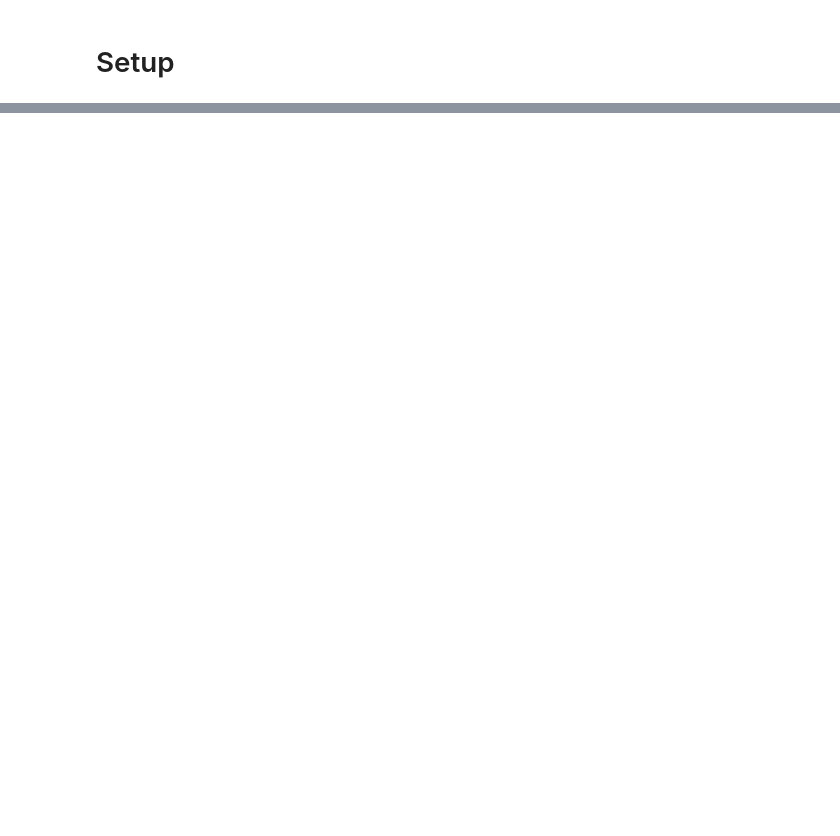
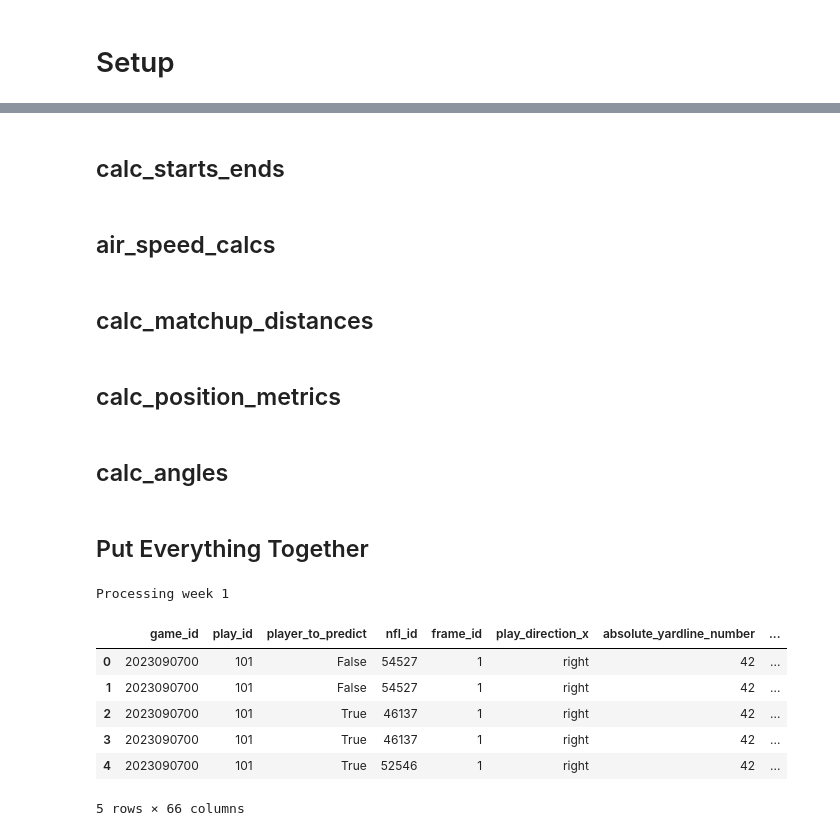
Before and after one commit to rjf2022/nfl-big-data-bowl, a Jupyter notebook: Defender Analysis.ipynb, the cells around one changed output, grey strips where cells are left out. Saved outputs shown, nothing was run; the diff lists cells and outputs as text; code cells hidden in the pictures; blank space fills up the shorter version.

```diff
--- a/Defender Analysis.ipynb
+++ b/Defender Analysis.ipynb
@@ -13,0 +138,2 @@ C:\Users\rjfis\OneDrive - Richard Fischer\Documents\NFL Big Data Bowl\Data\nfl-b
+# %% [markdown]
+## calc_starts_ends
@@ -13,0 +180,2 @@ C:\Users\rjfis\OneDrive - Richard Fischer\Documents\NFL Big Data Bowl\Data\nfl-b
+# %% [markdown]
+## air_speed_calcs
@@ -13,0 +246,2 @@ C:\Users\rjfis\OneDrive - Richard Fischer\Documents\NFL Big Data Bowl\Data\nfl-b
+# %% [markdown]
+## calc_matchup_distances
@@ -13,0 +278,2 @@ C:\Users\rjfis\OneDrive - Richard Fischer\Documents\NFL Big Data Bowl\Data\nfl-b
+# %% [markdown]
+## calc_position_metrics
@@ -13,0 +298,2 @@ C:\Users\rjfis\OneDrive - Richard Fischer\Documents\NFL Big Data Bowl\Data\nfl-b
+# %% [markdown]
+## calc_angles
@@ -13,0 +352,56 @@ C:\Users\rjfis\OneDrive - Richard Fischer\Documents\NFL Big Data Bowl\Data\nfl-b
+# %% [markdown]
+## Put Everything Together
+# %%
+weeknum = 1
+
+# loop through each week and process the data
+df_all = pd.DataFrame()
+for weeknum in range(1, 2):
+    print(f"Processing week {weeknum}")
+
+    # import the data
+    df1, df2 = import_playdata(weeknum)
+
+    # add metadata for each play
+    df1, df2 = add_play_metadata(df1, df2)
+
+    # calculate the starting and ending positions for each play
+    df = calc_starts_ends(df1, df2)
+
+    # calculate position metrics
+    df = calc_position_metrics(df)
+
+    # filter to just the defense
+    df = df.loc[df["player_side"] == "Defense"]
+
+    # calculate air speed metrics
+    df2_metrics, df2_agg = air_speed_calcs(df1, df2)
+    df = df.merge(df2_agg, on = "play_player_key", how = "left")
+
+    # calculate matchup distances
+    df_matchups = calc_matchup_distances(df)
+    df = df.merge(df_matchups, on = "play_player_key", how = "left")
+
+    # calculate angle metrics
+    df = calc_angle_cols(df)
+
+    # # filter to just the closest defender
+    # df = df.loc[df["ball_dist_after_rank"] == 1]
+
+    # append to the overall dataframe
+    df_all = pd.concat([df_all, df], axis = 0)
+
+# save to a dataframe
+df_all.to_csv(f"{folder_path}//position_analysis.csv", index = False)
+
+# showcase the data
+df_all.head()
+# %% [output]
+Processing week 1
+|  | game_id | play_id | player_to_predict | nfl_id | frame_id | play_direction_x | absolute_yardline_number | ... |
+| 0 | 2023090700 | 101 | False | 54527 | 1 | right | 42 | ... |
+| 1 | 2023090700 | 101 | False | 54527 | 1 | right | 42 | ... |
+| 2 | 2023090700 | 101 | True | 46137 | 1 | right | 42 | ... |
+| 3 | 2023090700 | 101 | True | 46137 | 1 | right | 42 | ... |
+| 4 | 2023090700 | 101 | True | 52546 | 1 | right | 42 | ... |
+5 rows × 66 columns
```
Also changed, not shown: parts of 24 cells of this notebook, 3 other files.
